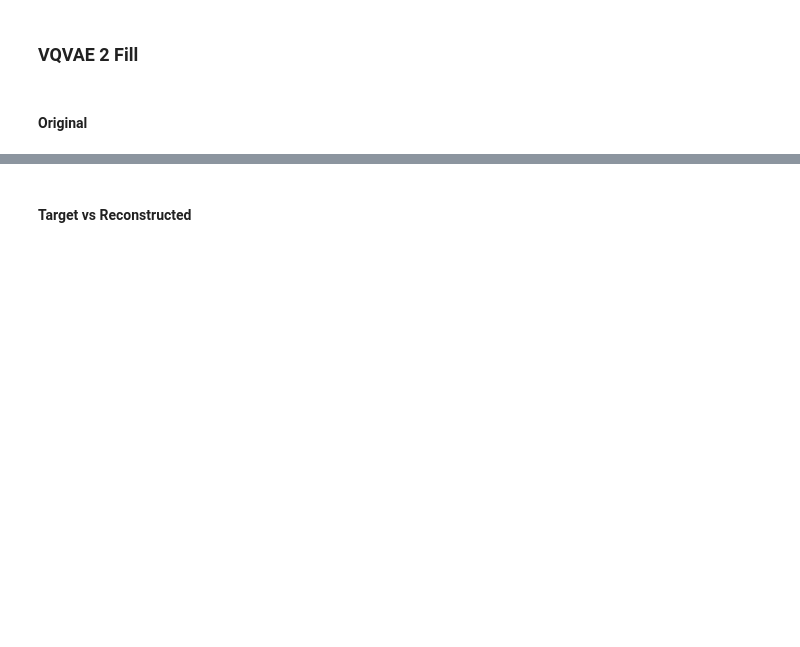
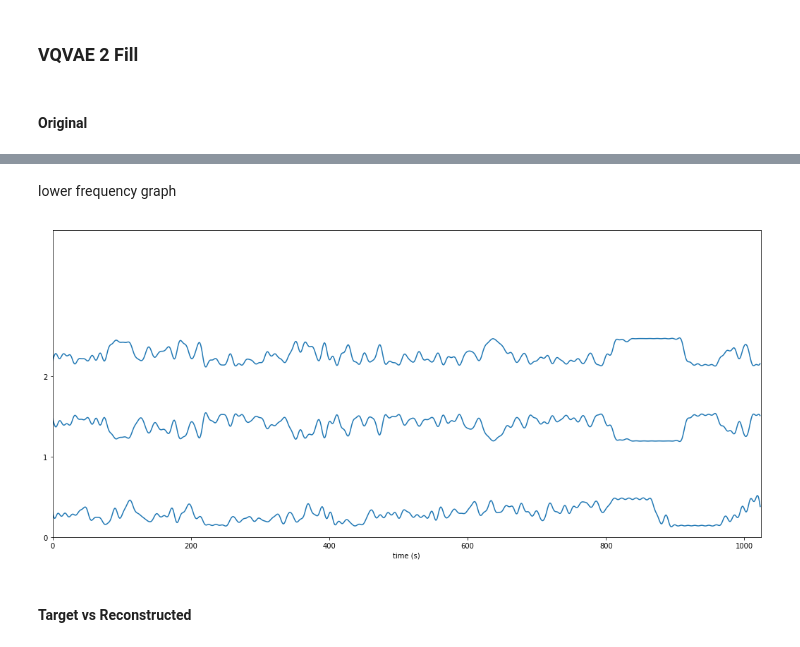
Before and after one commit to DanielLongo/NeuralFill, a Jupyter notebook: visualize/plot_fill_1c.ipynb, the cells around one changed output, grey strips where cells are left out. Cells and saved outputs as stored; diff of their text form; code cells hidden in the pictures; blank space fills up the shorter version.

```diff
--- a/visualize/plot_fill_1c.ipynb
+++ b/visualize/plot_fill_1c.ipynb
@@ -10,0 +13,7 @@ from utils import reduce_channel_batch, interpolate_signals
+# %%
+def remove_high_freq(signals):
+    y = fft(signals)
+    threashold = 100
+    y[:, threashold:] = 0
+    x_hat = ifft(y)
+    return x_hat
@@ -35,3 +47,9 @@ stacklineplot.stackplot(original, yscale=.3)
+# %% [markdown]
+lower frequency graph
+# %%
+stacklineplot.stackplot(remove_high_freq(original), yscale=.3)
+# %% [output]
+[figure, added]
 # %% [markdown]
 #### Target vs Reconstructed
 # %%
```
Also changed, not shown: parts of 9 cells of this notebook, 5 other files.
